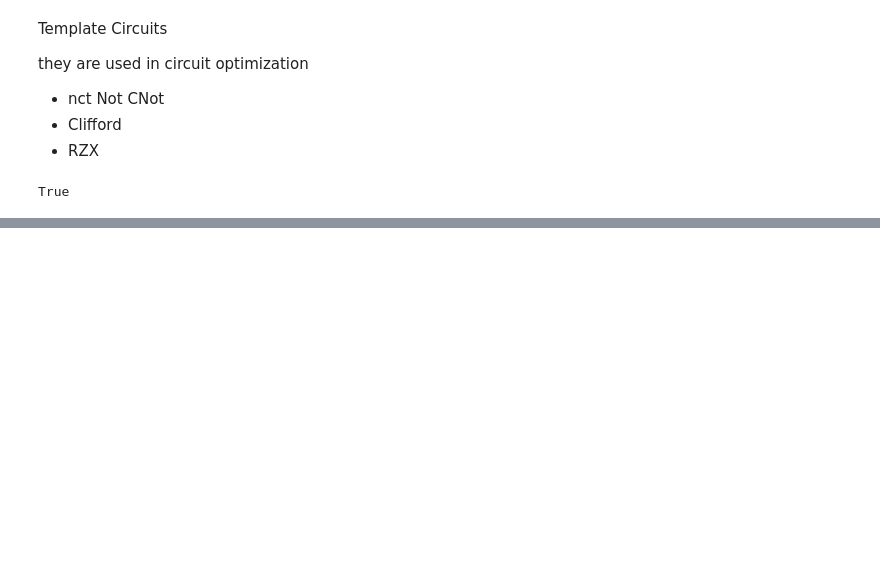
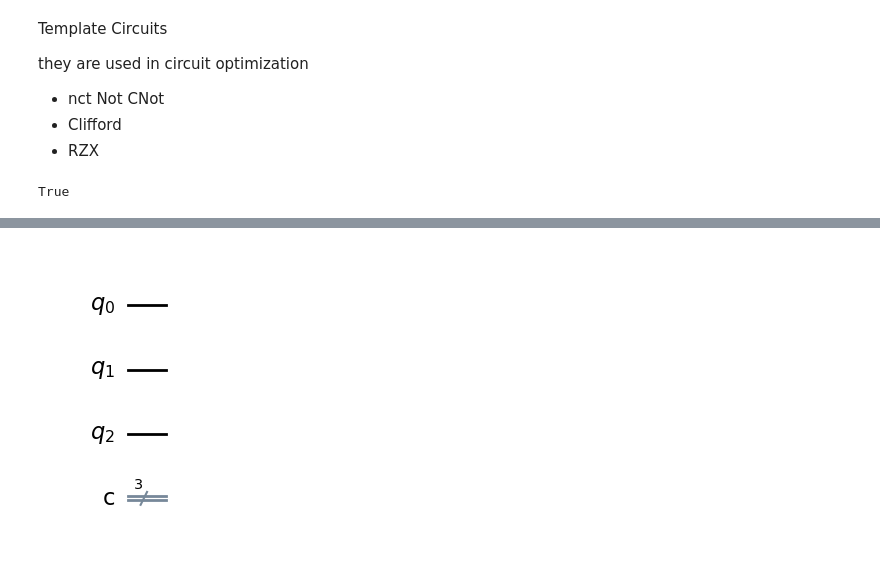
Before and after one commit to kibrahim757/qiskit_certification_examples, a Jupyter notebook: 1_2_Quantum_Operations.ipynb, the cells around one changed output, grey strips where cells are left out. Cells and saved outputs as stored; diff of their text form; code cells hidden in the pictures; blank space fills up the shorter version.

```diff
--- a/1_2_Quantum_Operations.ipynb
+++ b/1_2_Quantum_Operations.ipynb
@@ -214,0 +292,5 @@ True
+# %%
+qc2 = qc.copy_empty_like()
+qc2.draw('mpl')
+# %% [output]
+[figure, added]
```
Also changed, not shown: parts of 11 cells of this notebook.
